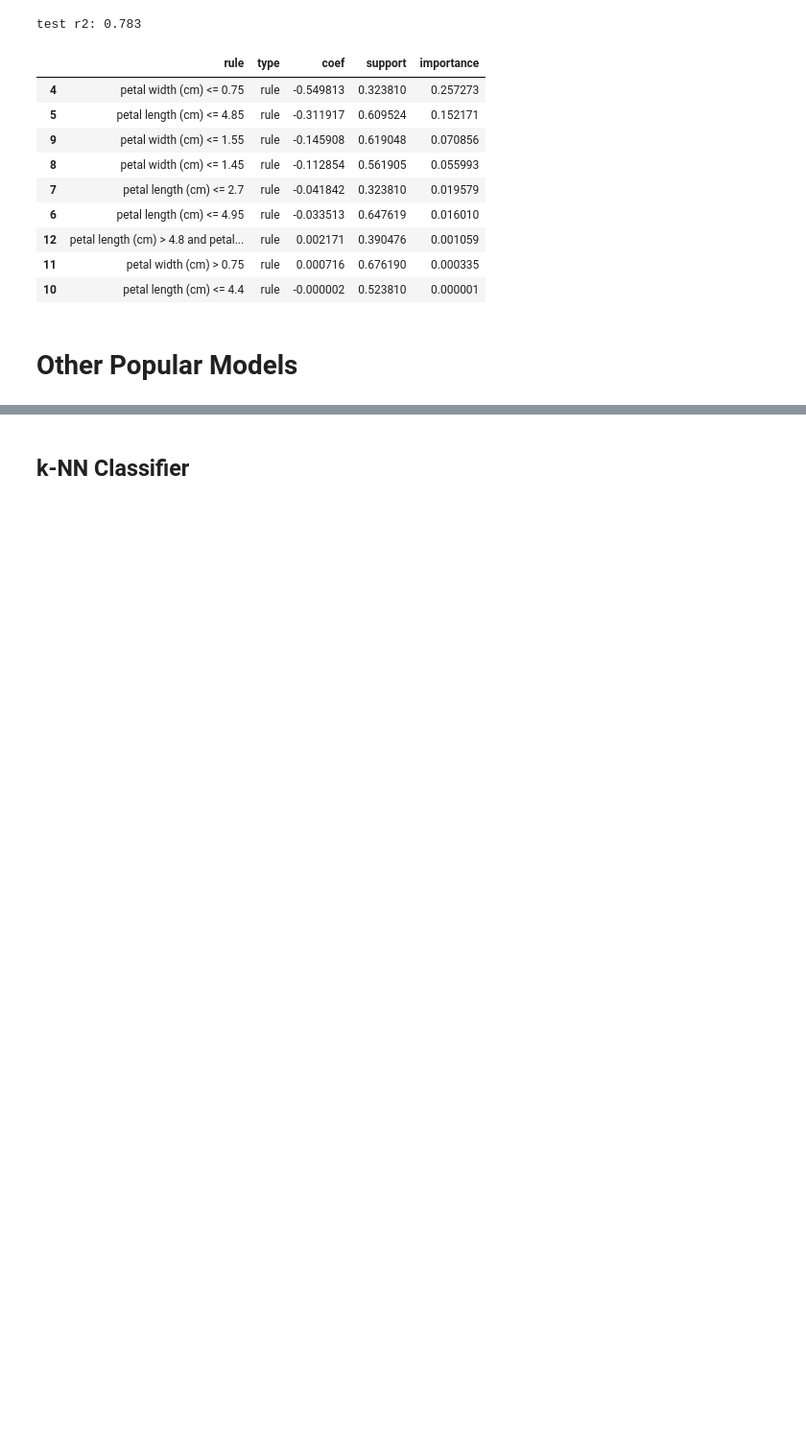
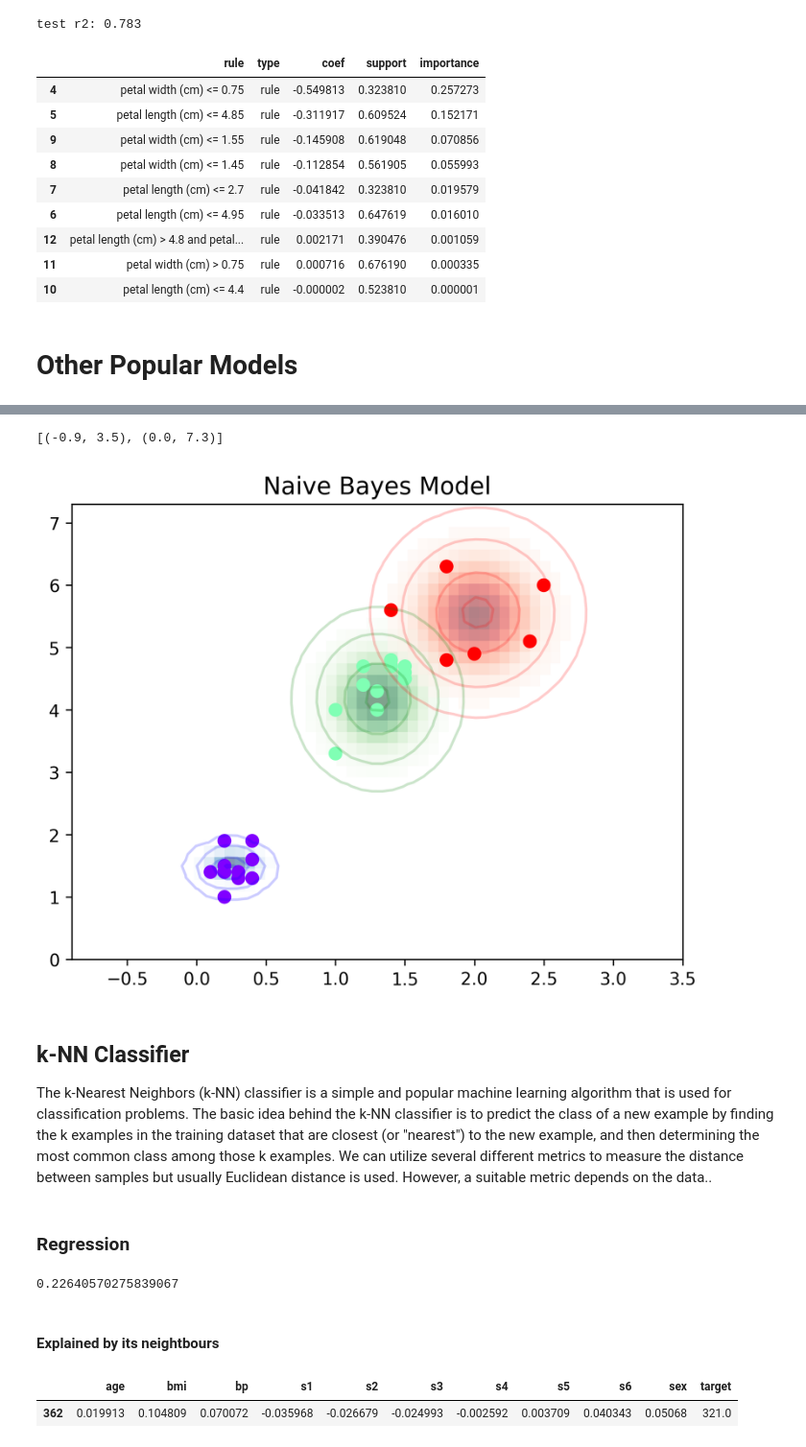
Before and after one commit to ficstamas/FateML, a Jupyter notebook: notebooks/03_decision_models.ipynb, the cells around one changed output, grey strips where cells are left out. Shown: that part at 96% size. Drawn from its saved outputs; the diff is of its cells as text; code cells hidden in the pictures; blank space fills up the shorter version.

```diff
--- a/notebooks/03_decision_models.ipynb
+++ b/notebooks/03_decision_models.ipynb
@@ -578,2 +698,66 @@ test r2: 0.783
+# %%
+from matplotlib import cm
+from matplotlib.colors import ListedColormap, LinearSegmentedColormap
+
+viridis = cm.get_cmap('rainbow', 3)
+
+fig, ax = plt.subplots()
+
+_X = iris.test_x[selected_features]
+
+ax.scatter(_X[_X.columns[0]], _X[_X.columns[1]], c=iris.test_y['target'], s=50, cmap=viridis)
+ax.set_title('Naive Bayes Model', size=14)
+
+_X = iris.test_x[selected_features]
+
+xlim = (np.min(_X[_X.columns[0]])-1, np.max(_X[_X.columns[0]])+1)
+ylim = (np.min(_X[_X.columns[1]])-1, np.max(_X[_X.columns[1]])+1)
+
+xg = np.linspace(xlim[0], xlim[1], 60)
+yg = np.linspace(ylim[0], ylim[1], 40)
+xx, yy = np.meshgrid(xg, yg)
+Xgrid = np.vstack([xx.ravel(), yy.ravel()]).T
+
+mu_= naive.theta_  # mean
+std_ = np.sqrt(naive.var_)  # standard deviation
+
+for label, color in enumerate(['blue', 'green', 'red']):
+    mask = (iris.test_y == label)
+    mu, std = mu_[label], std_[label]
+    cent = -0.5 * (Xgrid - mu) ** 2
+    var = cent / std.reshape(1, -1) ** 2
+    P = np.exp(var).prod(1)
+    Pm = np.ma.masked_array(P, P < 0.03)
+    ax.pcolorfast(xg, yg, Pm.reshape(xx.shape), alpha=0.5,
+                  cmap=color.title() + 's')
+    ax.contour(xx, yy, P.reshape(xx.shape),
+               levels=[0.01, 0.1, 0.5, 0.9],
+               colors=color, alpha=0.2)
+
+ax.set(xlim=xlim, ylim=ylim)
+# %% [output]
+[(-0.9, 3.5), (0.0, 7.3)]
+[figure, added]
 # %% [markdown]
 ## k-NN Classifier
+
+The k-Nearest Neighbors (k-NN) classifier is a simple and popular machine learning algorithm that is used for classification problems. The basic idea behind the k-NN classifier is to predict the class of a new example by finding the k examples in the training dataset that are closest (or "nearest") to the new example, and then determining the most common class among those k examples. We can utilize several different metrics to measure the distance between samples but usually Euclidean distance is used. However, a suitable metric depends on the data..
+# %% [markdown]
+### Regression
+# %%
+from sklearn.neighbors import KNeighborsRegressor
+
+knn = KNeighborsRegressor(n_neighbors=7)
+
+knn.fit(diabetes.train_x, diabetes.train_y)
+knn.score(diabetes.test_x, diabetes.test_y)
+# %% [output]
+0.22640570275839067
+# %% [markdown]
+#### Explained by its neightbours
+# %%
+sample = pd.concat([diabetes.test_x[:1], diabetes.test_y[:1]], axis=1)
+sample
+# %% [output]
+|  | age | bmi | bp | s1 | s2 | s3 | s4 | s5 | s6 | sex | target |
+| 362 | 0.019913 | 0.104809 | 0.070072 | -0.035968 | -0.026679 | -0.024993 | -0.002592 | 0.003709 | 0.040343 | 0.05068 | 321.0 |
```
Also changed, not shown: parts of 29 cells of this notebook, 3 other files.
